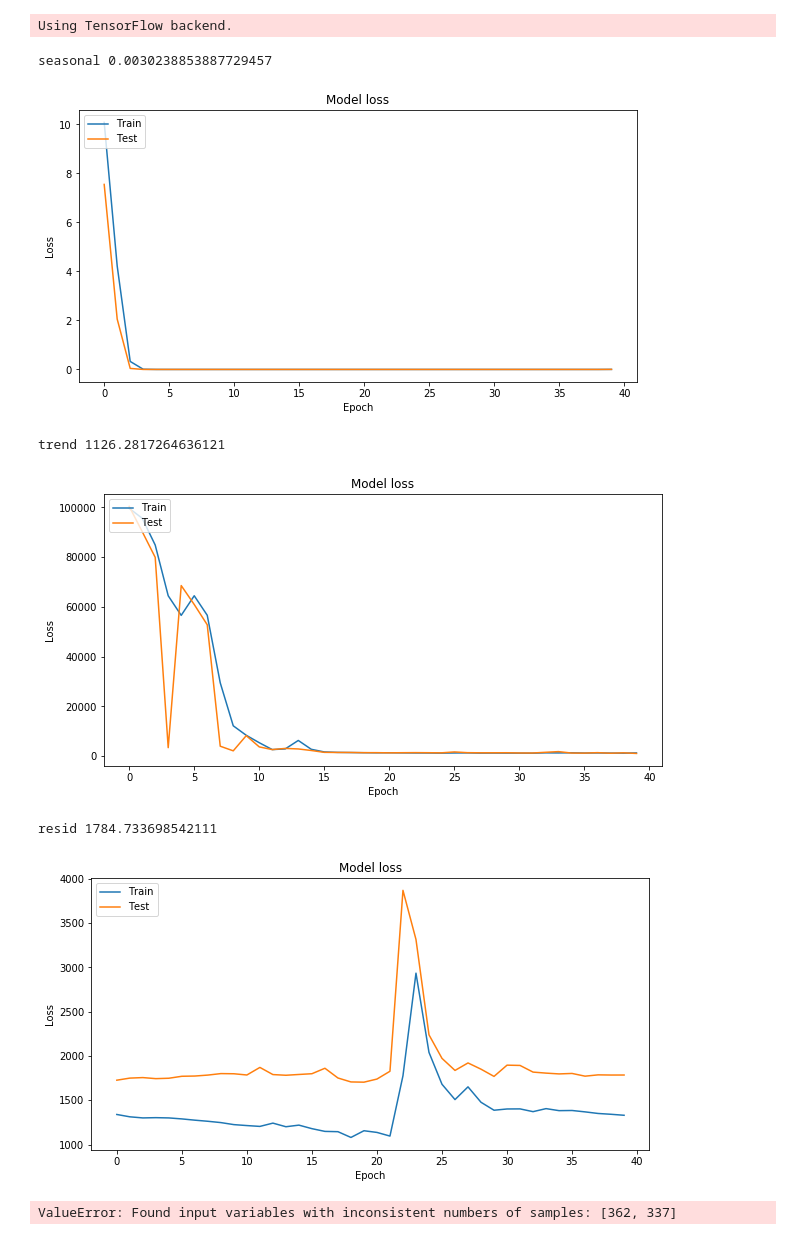
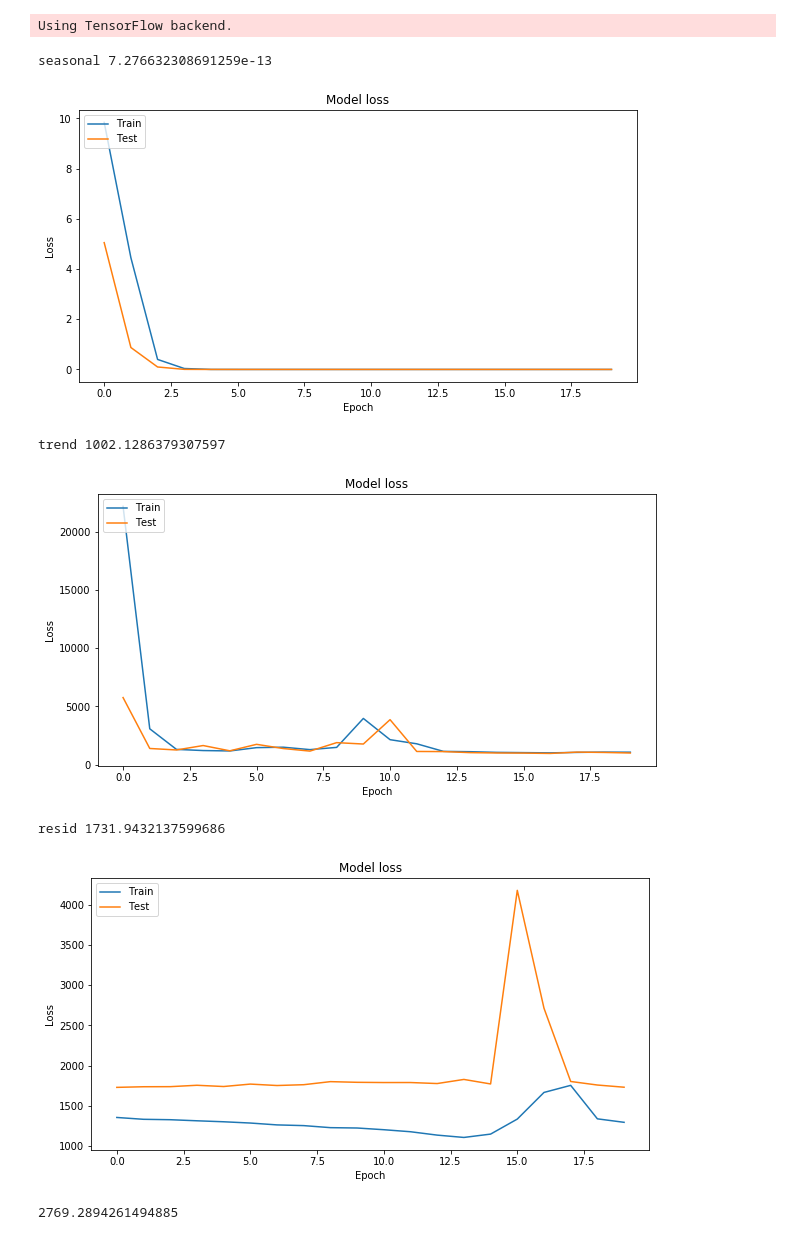
Before and after one commit to s-ankur/ug-project, a Jupyter notebook: simple_rnn_decompose.ipynb, the cells around one changed output. Saved outputs shown, nothing was run; the diff lists cells and outputs as text; code cells hidden in the pictures.

```diff
--- a/simple_rnn_decompose.ipynb
+++ b/simple_rnn_decompose.ipynb
@@ -42,38 +42,38 @@ nas = decomposition.resid.isna() | decomposition.seasonal.isna() | decomposition
 decomposition.resid= decomposition.resid[~nas]
 decomposition.seasonal= decomposition.seasonal[~nas]
 decomposition.trend= decomposition.trend[~nas]
-y_true = decomposition.resid + decomposition.seasonal+ decomposition.trend
-_,y_true_test = suny_international.train_test_split(y_true)
 # %%
 history = {}
 model  = {}
 components = ('seasonal','trend','resid')
 y_pred = {}
+y_true = {}
 # %%
 for component in components:
     df_train,df_test = suny_international.train_test_split(getattr(decomposition,component))
 
     X, y = split_sequence(df_train, n_steps,n_forward)
     X = X.reshape((X.shape[0], X.shape[1], n_features))
     X_val, y_val = split_sequence(df_test, n_steps,n_forward)
     X_val = X_val.reshape((X_val.shape[0], X_val.shape[1], n_features))
-
+    y_true[component] = y_val
     model[component]=vanilla_lstm(n_steps, n_features)
-    history[component] = model[component].fit(X,y,validation_data=(X_val,y_val),epochs=40,verbose=False)
+    history[component] = model[component].fit(X,y,validation_data=(X_val,y_val),epochs=20,verbose=False)
     y_pred[component] = model[component].predict(X_val)
     model[component].save('models/simple_rnn_' + component + '.h5')
     print(component,history[component].history['val_loss'][-1])
     plot_history(history[component])
 # %% [output]
-seasonal 0.0030238853887729457
+seasonal 7.276632308691259e-13
-[figure, old version]
+[figure, new version]
-trend 1126.2817264636121
+trend 1002.1286379307597
-[figure, old version]
+[figure, new version]
-resid 1784.733698542111
+resid 1731.9432137599686
-[figure, old version]
+[figure, new version]
 # %%
 y_pred_test = y_pred['seasonal'] + y_pred['trend'] + y_pred['resid']
 # %%
+y_true_test = y_true['seasonal'] + y_true['trend'] + y_true['resid']
 metrics.mean_squared_error(y_true=y_true_test,y_pred=y_pred_test)
 # %% [output]
-ValueError: Found input variables with inconsistent numbers of samples: [362, 337]
+2769.2894261494885
```
Also changed, not shown: parts of 16 cells of this notebook, 6 other files.
